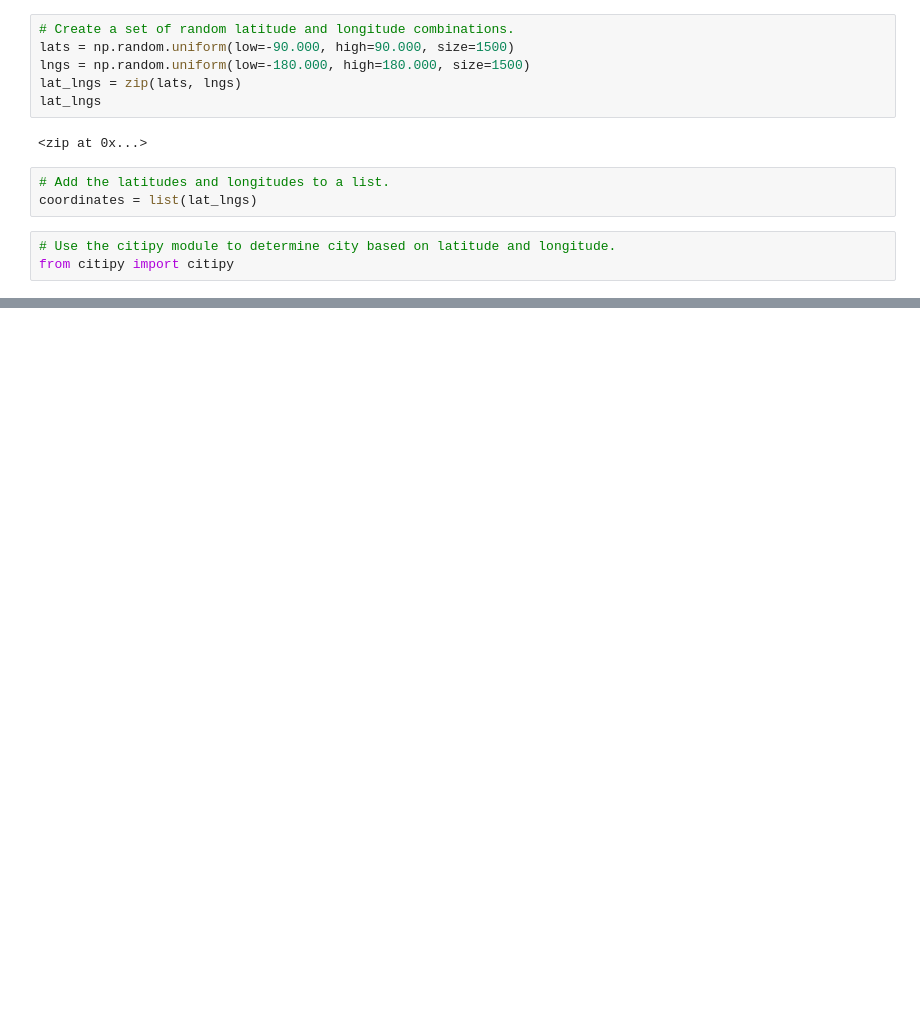
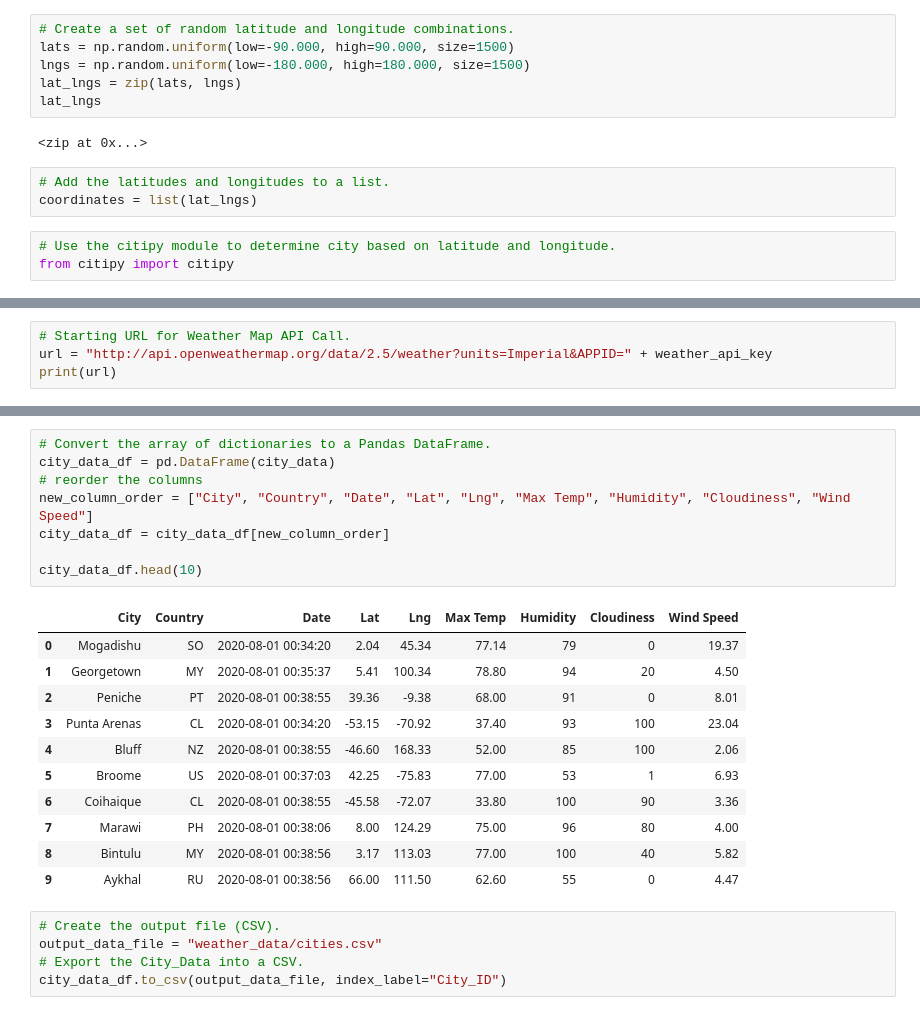
Before and after one commit to lubib/World_Weather_Analysis, a Jupyter notebook: WeatherPy.ipynb, the cells around one changed output, grey strips where cells are left out. Drawn from its saved outputs; the diff is of its cells as text; blank space fills up the shorter version.

```diff
--- a/WeatherPy.ipynb
+++ b/WeatherPy.ipynb
@@ -36,0 +41,4 @@ len(cities)
+# %%
+# Starting URL for Weather Map API Call.
+url = "http://api.openweathermap.org/data/2.5/weather?units=Imperial&APPID=" + weather_api_key
+print(url)
@@ -36,0 +138,25 @@ len(cities)
+# %%
+# Convert the array of dictionaries to a Pandas DataFrame.
+city_data_df = pd.DataFrame(city_data)
+# reorder the columns
+new_column_order = ["City", "Country", "Date", "Lat", "Lng", "Max Temp", "Humidity", "Cloudiness", "Wind Speed"]
+city_data_df = city_data_df[new_column_order]
+
+city_data_df.head(10)
+# %% [output]
+|  | City | Country | Date | Lat | Lng | Max Temp | Humidity | Cloudiness | Wind Speed |
+| 0 | Mogadishu | SO | 2020-08-01 00:34:20 | 2.04 | 45.34 | 77.14 | 79 | 0 | 19.37 |
+| 1 | Georgetown | MY | 2020-08-01 00:35:37 | 5.41 | 100.34 | 78.80 | 94 | 20 | 4.50 |
+| 2 | Peniche | PT | 2020-08-01 00:38:55 | 39.36 | -9.38 | 68.00 | 91 | 0 | 8.01 |
+| 3 | Punta Arenas | CL | 2020-08-01 00:34:20 | -53.15 | -70.92 | 37.40 | 93 | 100 | 23.04 |
+| 4 | Bluff | NZ | 2020-08-01 00:38:55 | -46.60 | 168.33 | 52.00 | 85 | 100 | 2.06 |
+| 5 | Broome | US | 2020-08-01 00:37:03 | 42.25 | -75.83 | 77.00 | 53 | 1 | 6.93 |
+| 6 | Coihaique | CL | 2020-08-01 00:38:55 | -45.58 | -72.07 | 33.80 | 100 | 90 | 3.36 |
+| 7 | Marawi | PH | 2020-08-01 00:38:06 | 8.00 | 124.29 | 75.00 | 96 | 80 | 4.00 |
+| 8 | Bintulu | MY | 2020-08-01 00:38:56 | 3.17 | 113.03 | 77.00 | 100 | 40 | 5.82 |
+| 9 | Aykhal | RU | 2020-08-01 00:38:56 | 66.00 | 111.50 | 62.60 | 55 | 0 | 4.47 |
+# %%
+# Create the output file (CSV).
+output_data_file = "weather_data/cities.csv"
+# Export the City_Data into a CSV.
+city_data_df.to_csv(output_data_file, index_label="City_ID")
```
Also changed, not shown: parts of 5 cells of this notebook, 1 other file.
